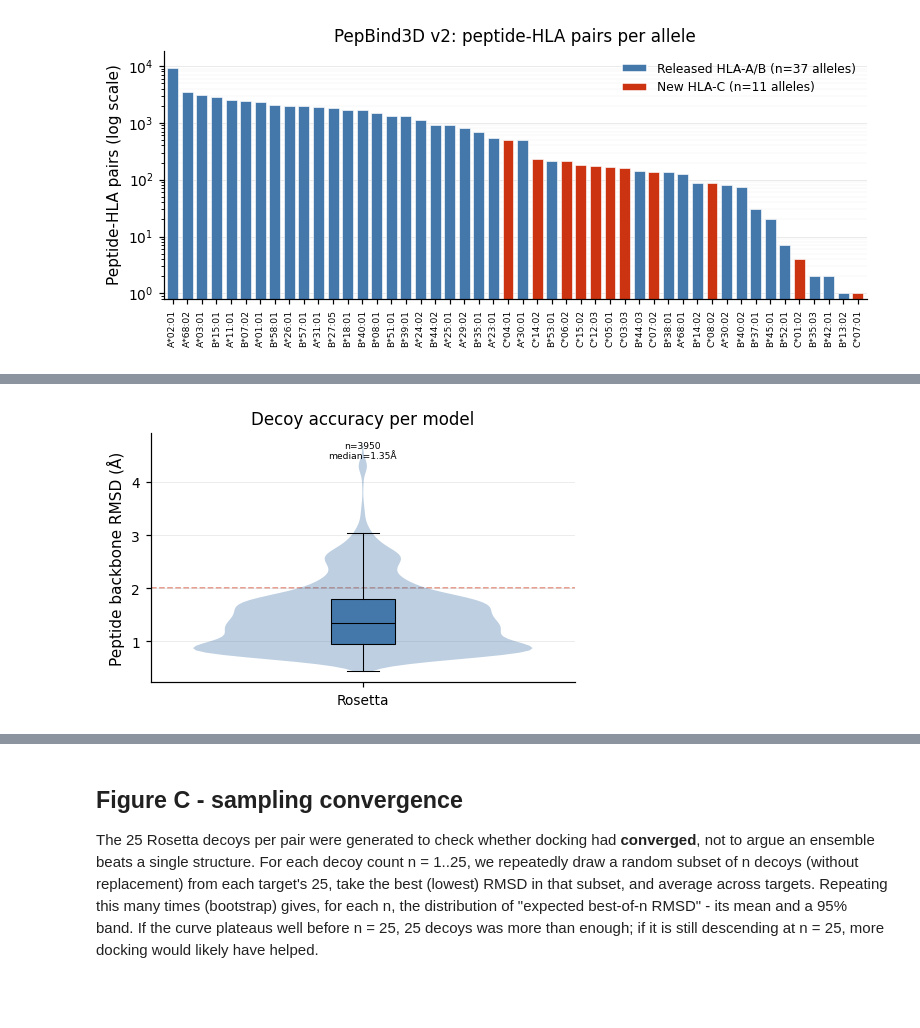
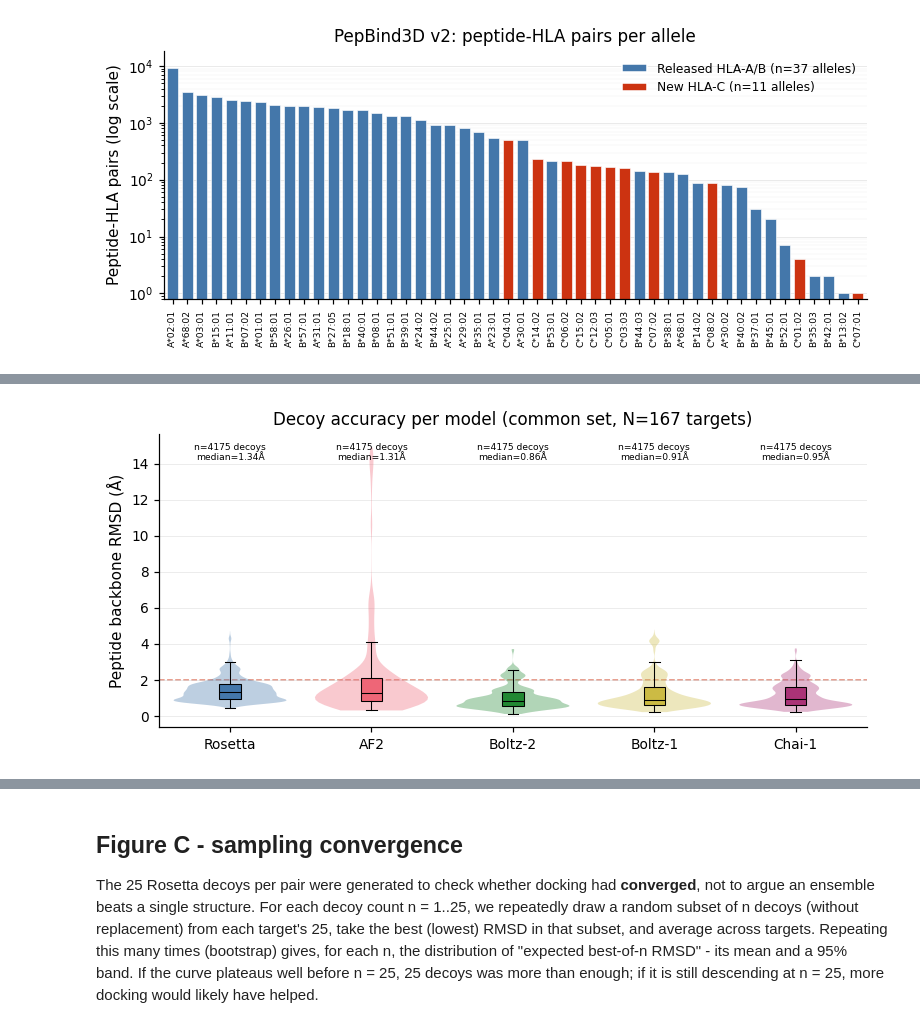
Before and after one commit to kunikohunter/PepBind3D, a Jupyter notebook: 08_revision_figures.ipynb, the cells around one changed output, grey strips where cells are left out. Cells and saved outputs as stored; diff of their text form; code cells hidden in the pictures; blank space fills up the shorter version.

```diff
--- a/08_revision_figures.ipynb
+++ b/08_revision_figures.ipynb
@@ -246,9 +390,13 @@ Chai-1    : not yet available, skipping  (/data/p_csb_meiler/huntek1/benchmark/c
 # %%
-fig, ax = plt.subplots(figsize=(COL1_WIDTH * 1.3, 3.0))
+fig, ax = plt.subplots(figsize=(COL2_WIDTH, 3.4))
 
-models_present = list(decoy_frames.keys())
+models_present = list(MODEL_SPECS.keys())
 positions = np.arange(1, len(models_present) + 1)
-rmsd_by_model = [decoy_frames[m]["peptide_backbone_rmsd"].values for m in models_present]
+rmsd_by_model = [
+    decoy_frames[m].loc[decoy_frames[m]["pdb_id"].isin(common_ids),
+                          "peptide_backbone_rmsd"].values
+    for m in models_present
+]
 
 vp = ax.violinplot(rmsd_by_model, positions=positions, showextrema=False, widths=0.8)
 for body, model in zip(vp["bodies"], models_present):
@@ -260,33 +408,33 @@ bp = ax.boxplot(rmsd_by_model, positions=positions, widths=0.15, showfliers=Fals
                  patch_artist=True)
 for patch, model in zip(bp["boxes"], models_present):
     patch.set_facecolor(MODEL_COLORS.get(model, "#888888"))
     patch.set_edgecolor("black")
     patch.set_linewidth(0.7)
 for element in ("whiskers", "caps", "medians"):
     for line in bp[element]:
         line.set_color("black")
         line.set_linewidth(0.7)
 
 ax.axhline(2.0, color="#CC3311", linestyle="--", linewidth=1, alpha=0.6, zorder=0)
 
 ax.set_xticks(positions)
 ax.set_xticklabels(models_present)
 ax.set_ylabel("Peptide backbone RMSD (\u00c5)")
-ax.set_title("Decoy accuracy per model")
+ax.set_title(f"Decoy accuracy per model (common set, N={N_COMMON} targets)")
 
 for i, m in enumerate(models_present):
     vals = rmsd_by_model[i]
     ax.text(positions[i], ax.get_ylim()[1] * 0.97,
-            f"n={len(vals)}\nmedian={np.median(vals):.2f}\u00c5",
+            f"n={len(vals)} decoys\nmedian={np.median(vals):.2f}\u00c5",
             ha="center", va="top", fontsize=6)
 
 ax.yaxis.grid(True, color=GRID_COLOR, linewidth=0.5, alpha=0.7)
 ax.set_axisbelow(True)
 ax.spines["top"].set_visible(False)
 ax.spines["right"].set_visible(False)
 
 fig.tight_layout()
 savefig(fig, "figureB_decoy_accuracy_per_model")
 plt.show()
 # %% [output]
-[figure, old version]
+[figure, new version]
```
Also changed, not shown: parts of 20 cells of this notebook, 9 other files.
